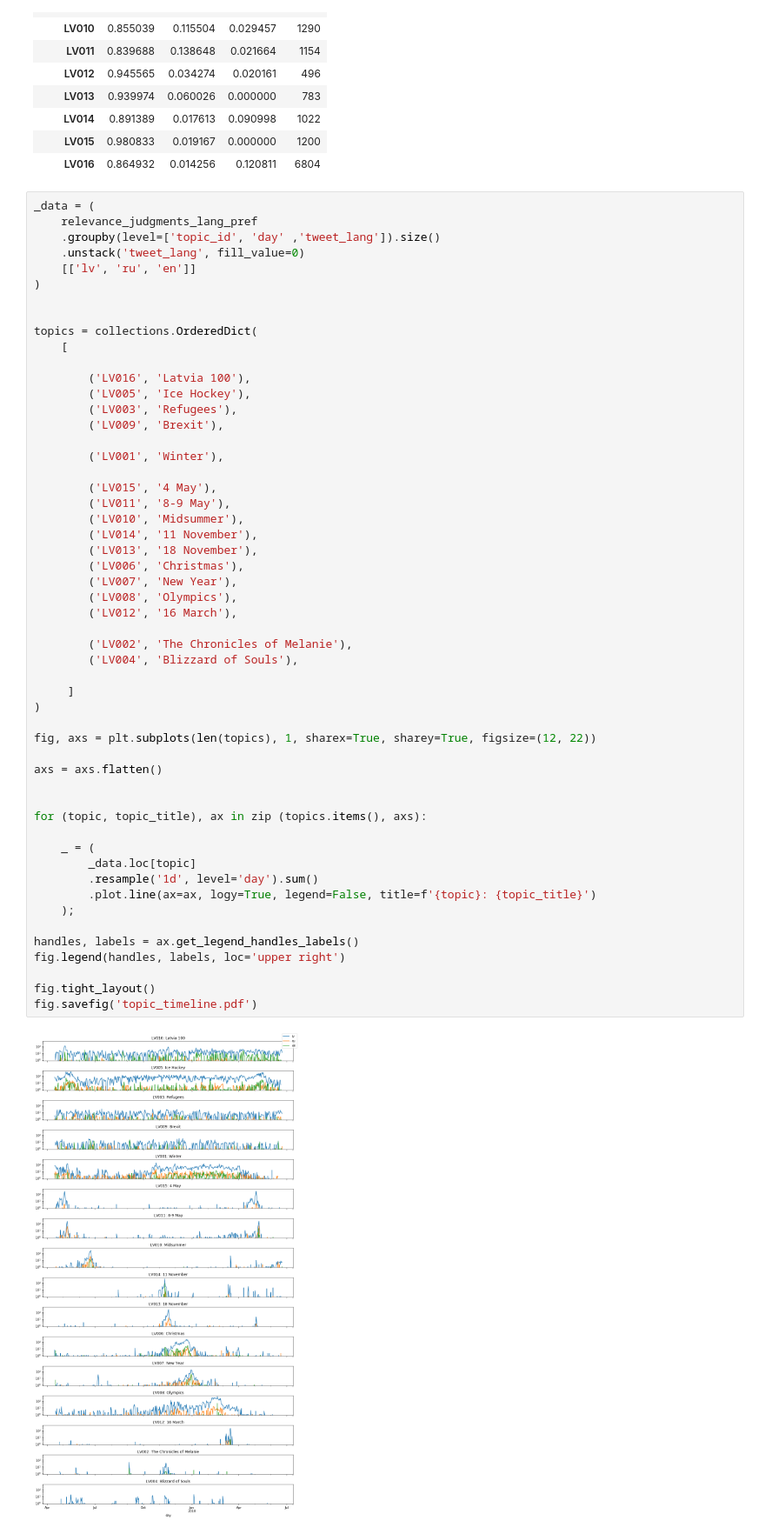
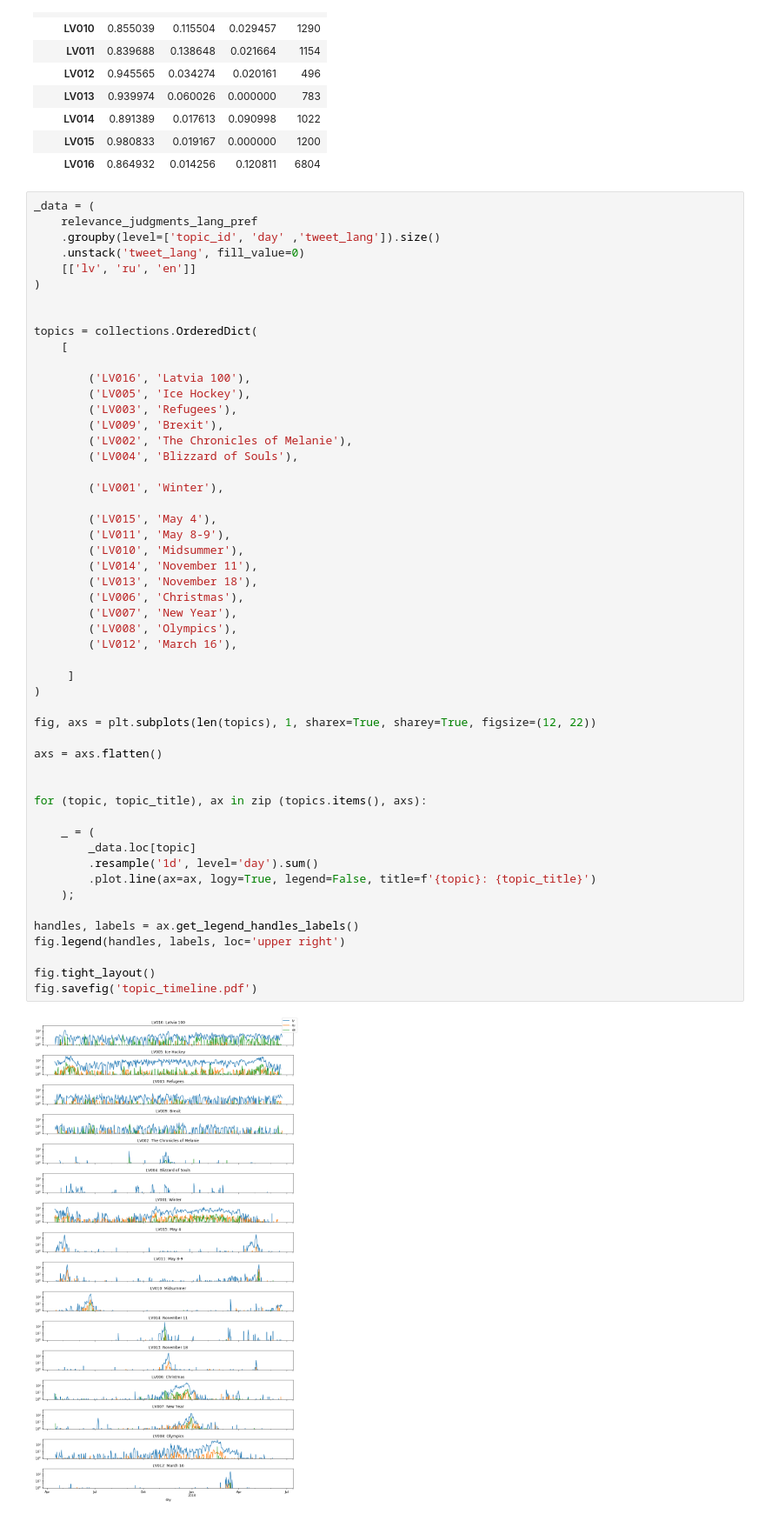
Before and after one commit to dimazest/2018-lv2, a Jupyter notebook: supplement/notebook.ipynb, the cells around one changed output. Shown at 87% size. Saved outputs shown, nothing was run; the diff lists cells and outputs as text.

```diff
--- a/supplement/notebook.ipynb
+++ b/supplement/notebook.ipynb
@@ -371,42 +371,41 @@ topics = collections.OrderedDict(
         ('LV005', 'Ice Hockey'),
         ('LV003', 'Refugees'),
         ('LV009', 'Brexit'),
+        ('LV002', 'The Chronicles of Melanie'),
+        ('LV004', 'Blizzard of Souls'),
 
         ('LV001', 'Winter'),
 
-        ('LV015', '4 May'),
-        ('LV011', '8-9 May'),
+        ('LV015', 'May 4'),
+        ('LV011', 'May 8-9'),
         ('LV010', 'Midsummer'),
-        ('LV014', '11 November'),
-        ('LV013', '18 November'),
+        ('LV014', 'November 11'),
+        ('LV013', 'November 18'),
         ('LV006', 'Christmas'),
         ('LV007', 'New Year'),
         ('LV008', 'Olympics'),
-        ('LV012', '16 March'),
-
-        ('LV002', 'The Chronicles of Melanie'),
-        ('LV004', 'Blizzard of Souls'),
+        ('LV012', 'March 16'),
 
      ]
 )
 
 fig, axs = plt.subplots(len(topics), 1, sharex=True, sharey=True, figsize=(12, 22))
 
 axs = axs.flatten()
 
 
 for (topic, topic_title), ax in zip (topics.items(), axs):
 
     _ = (
         _data.loc[topic]
         .resample('1d', level='day').sum()
         .plot.line(ax=ax, logy=True, legend=False, title=f'{topic}: {topic_title}')
     );
 
 handles, labels = ax.get_legend_handles_labels()
 fig.legend(handles, labels, loc='upper right')
 
 fig.tight_layout()
 fig.savefig('topic_timeline.pdf')
 # %% [output]
-[figure, old version]
+[figure, new version]
```
Also changed, not shown: 1 other file.
